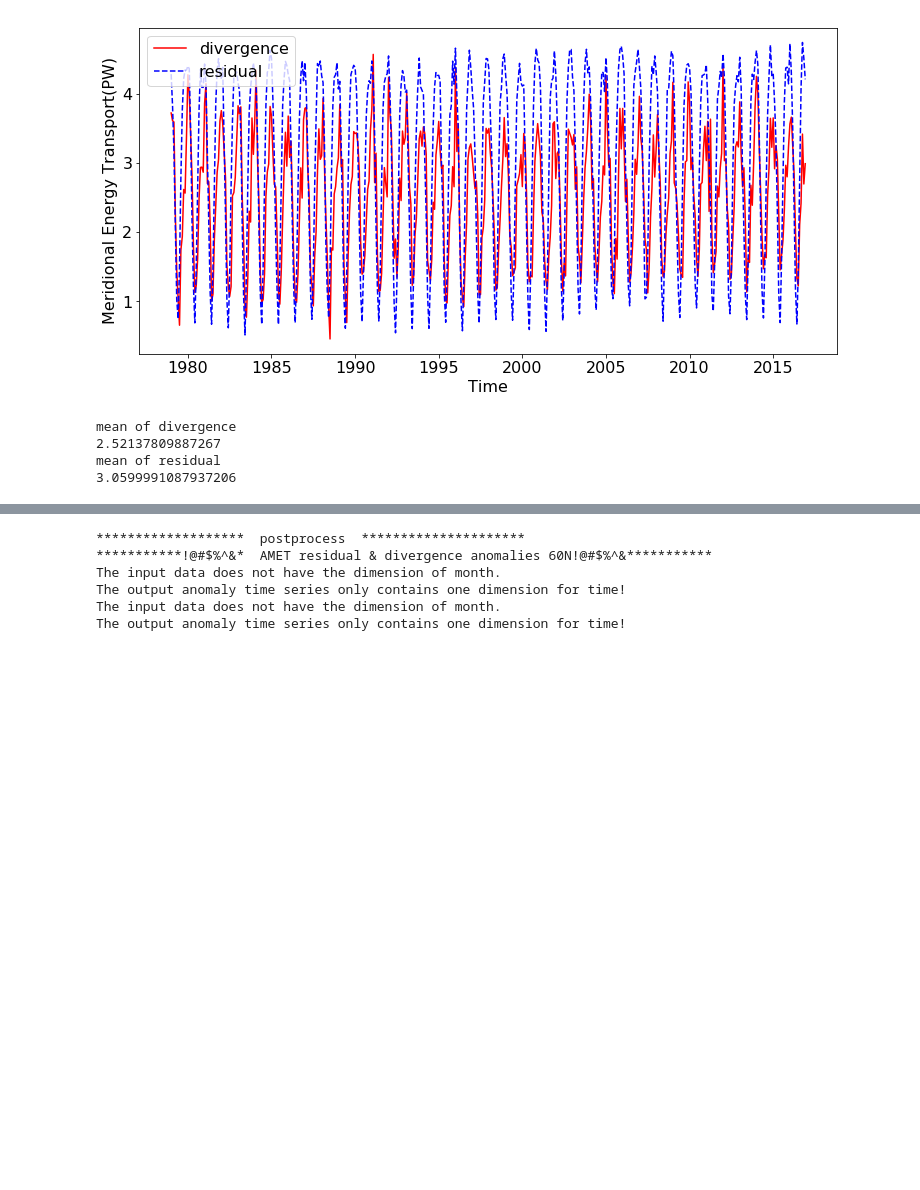
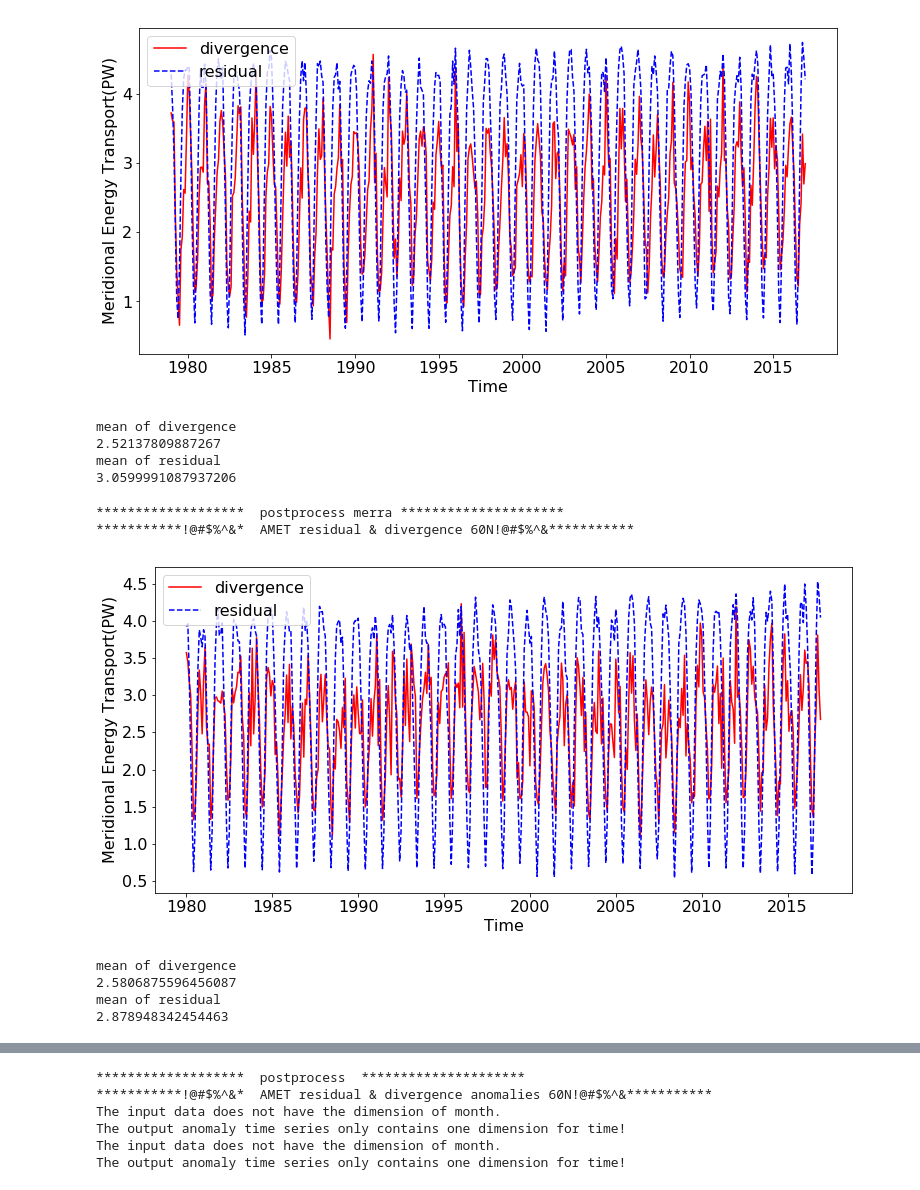
Before and after one commit to geek-yang/AirSeaFlow, a Jupyter notebook: Postprocessing/dataExpo/AMET_residual.ipynb, the cells around one changed output, grey strips where cells are left out. Saved outputs shown, nothing was run; the diff lists cells and outputs as text; code cells hidden in the pictures; blank space fills up the shorter version.

```diff
--- a/Postprocessing/dataExpo/AMET_residual.ipynb
+++ b/Postprocessing/dataExpo/AMET_residual.ipynb
@@ -166,3 +333,36 @@ mean of divergence
 2.52137809887267
 mean of residual
 3.0599991087937206
+# %%
+    print ('*******************  postprocess merra *********************')
+    print ('***********!@#$%^&*  AMET residual & divergence 60N!@#$%^&***********')
+    index_year = np.arange(1980,year_ERAI[-1]+1,5)
+    index = np.arange(1,457,1) # 1979 - 2016
+
+    fig21 = plt.figure()
+    fig21.set_size_inches(12.5, 6)
+    plt.plot(index[12:], AMET_div_int_MERRA2_series[:,80],'r-',
+             linewidth=1.5,label='divergence')
+    plt.plot(index[12:], AMET_res_int_MERRA2_series[:,60],
+             'b--', linewidth=1.5, label='residual')
+    plt.xlabel("Time",fontsize=16)
+    plt.xticks(np.arange(13,len(year_ERAI)*12+1,60), index_year,fontsize=16)
+    plt.ylabel("Meridional Energy Transport(PW)",fontsize=16)
+    plt.yticks(fontsize=16)
+    plt.legend(frameon=True, loc=2, prop={'size': 16})
+    plt.show()
+    fig21.savefig(os.path.join(output_path,'AMET_res_div_60N_merra.png'),dpi=300)
+    plt.close(fig21)
+    # statistics
+    print('mean of divergence')
+    print(np.mean(AMET_div_int_MERRA2_series[:,80]))
+    print('mean of residual')
+    print(np.mean(AMET_res_int_MERRA2_series[:,60]))
+# %% [output]
+*******************  postprocess merra *********************
+***********!@#$%^&*  AMET residual & divergence 60N!@#$%^&***********
+[figure, added]
+mean of divergence
+2.5806875596456087
+mean of residual
+2.878948342454463
```
Also changed, not shown: parts of 10 cells of this notebook, 2 other files.
